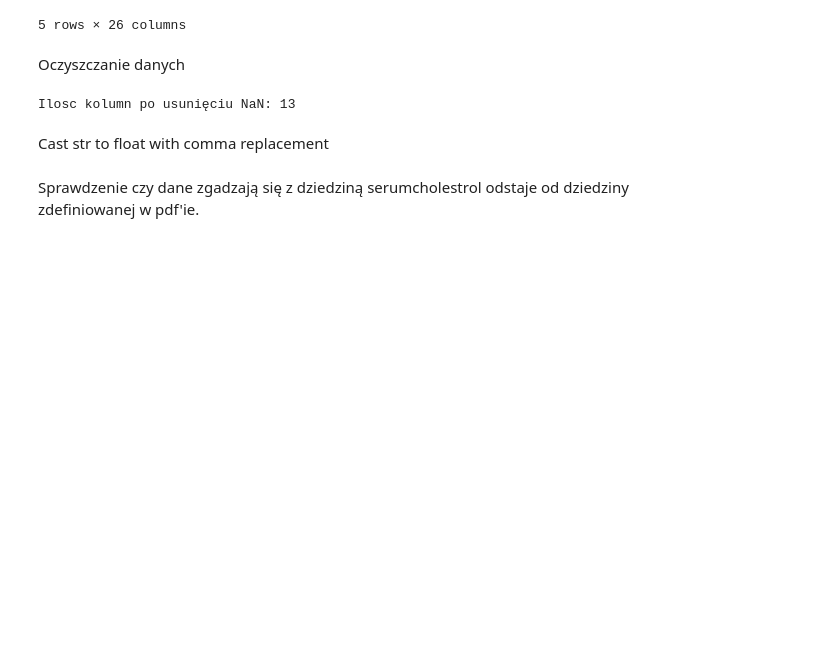
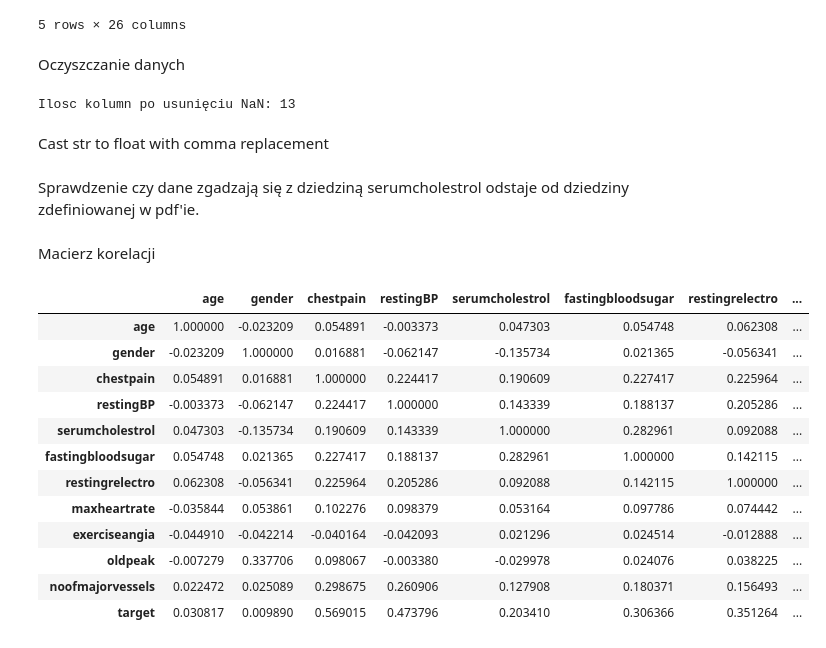
Before and after one commit to Purchowa/Uni_proj, a Jupyter notebook: MachineLearning/Lab_7/ML_Projekt.ipynb, the cells around one changed output. Saved outputs shown, nothing was run; the diff lists cells and outputs as text; code cells hidden in the pictures; blank space fills up the shorter version.

```diff
--- a/MachineLearning/Lab_7/ML_Projekt.ipynb
+++ b/MachineLearning/Lab_7/ML_Projekt.ipynb
@@ -50,0 +53,20 @@ serumcholestrol odstaje od dziedziny zdefiniowanej w pdf'ie.
+# %% [markdown]
+Macierz korelacji
+# %%
+df.drop(columns=['patientid'], inplace=True)
+features_to_train = ['age', 'gender', 'chestpain', 'restingBP', 'serumcholestrol', 'fastingbloodsugar', 'restingrelectro', 'maxheartrate', 'oldpeak', 'noofmajorvessels']
+df.corr()
+# %% [output]
+|  | age | gender | chestpain | restingBP | serumcholestrol | fastingbloodsugar | restingrelectro | ... |
+| age | 1.000000 | -0.023209 | 0.054891 | -0.003373 | 0.047303 | 0.054748 | 0.062308 | ... |
+| gender | -0.023209 | 1.000000 | 0.016881 | -0.062147 | -0.135734 | 0.021365 | -0.056341 | ... |
+| chestpain | 0.054891 | 0.016881 | 1.000000 | 0.224417 | 0.190609 | 0.227417 | 0.225964 | ... |
+| restingBP | -0.003373 | -0.062147 | 0.224417 | 1.000000 | 0.143339 | 0.188137 | 0.205286 | ... |
+| serumcholestrol | 0.047303 | -0.135734 | 0.190609 | 0.143339 | 1.000000 | 0.282961 | 0.092088 | ... |
+| fastingbloodsugar | 0.054748 | 0.021365 | 0.227417 | 0.188137 | 0.282961 | 1.000000 | 0.142115 | ... |
+| restingrelectro | 0.062308 | -0.056341 | 0.225964 | 0.205286 | 0.092088 | 0.142115 | 1.000000 | ... |
+| maxheartrate | -0.035844 | 0.053861 | 0.102276 | 0.098379 | 0.053164 | 0.097786 | 0.074442 | ... |
+| exerciseangia | -0.044910 | -0.042214 | -0.040164 | -0.042093 | 0.021296 | 0.024514 | -0.012888 | ... |
+| oldpeak | -0.007279 | 0.337706 | 0.098067 | -0.003380 | -0.029978 | 0.024076 | 0.038225 | ... |
+| noofmajorvessels | 0.022472 | 0.025089 | 0.298675 | 0.260906 | 0.127908 | 0.180371 | 0.156493 | ... |
+| target | 0.030817 | 0.009890 | 0.569015 | 0.473796 | 0.203410 | 0.306366 | 0.351264 | ... |
```
Also changed, not shown: parts of 9 cells of this notebook, 7 other files.
